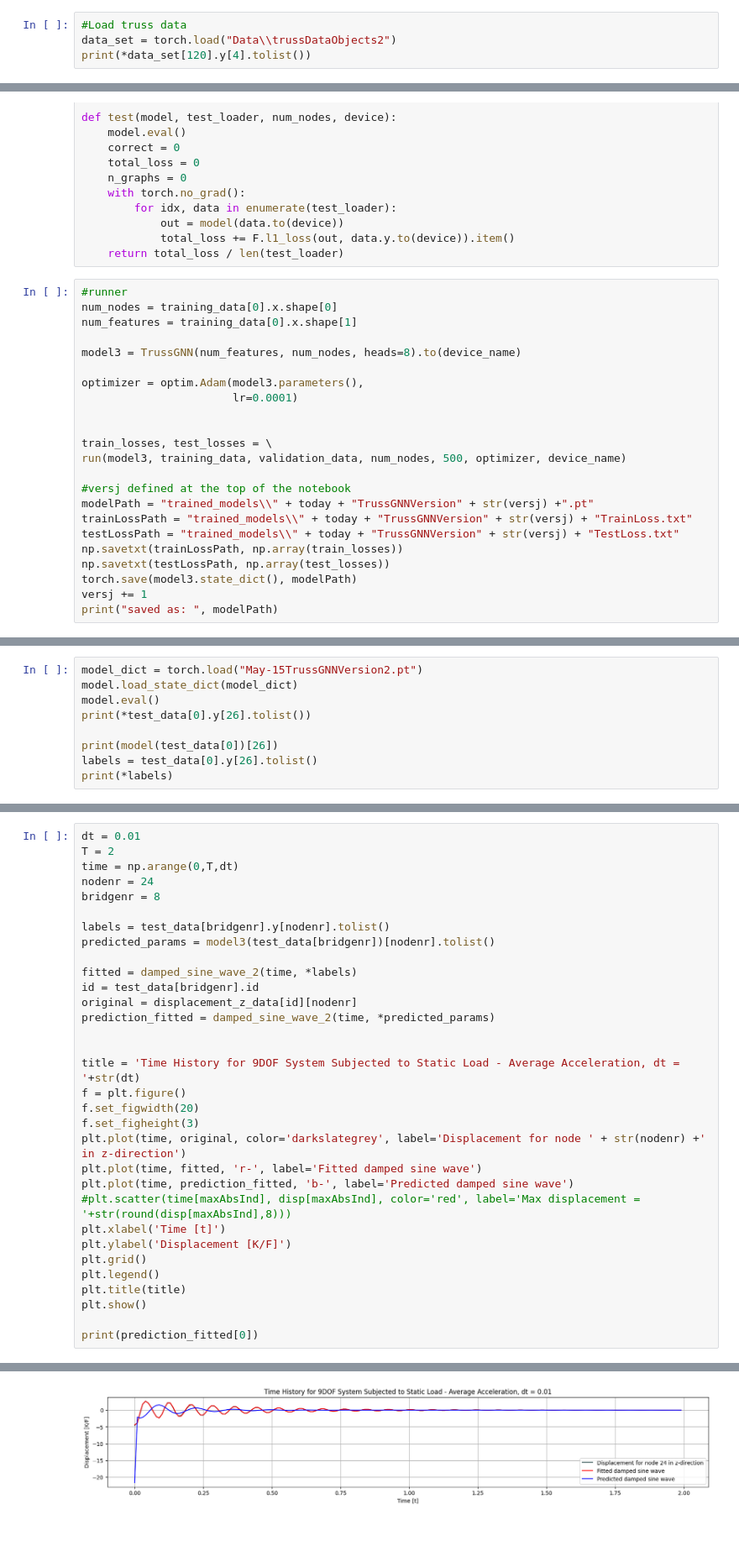
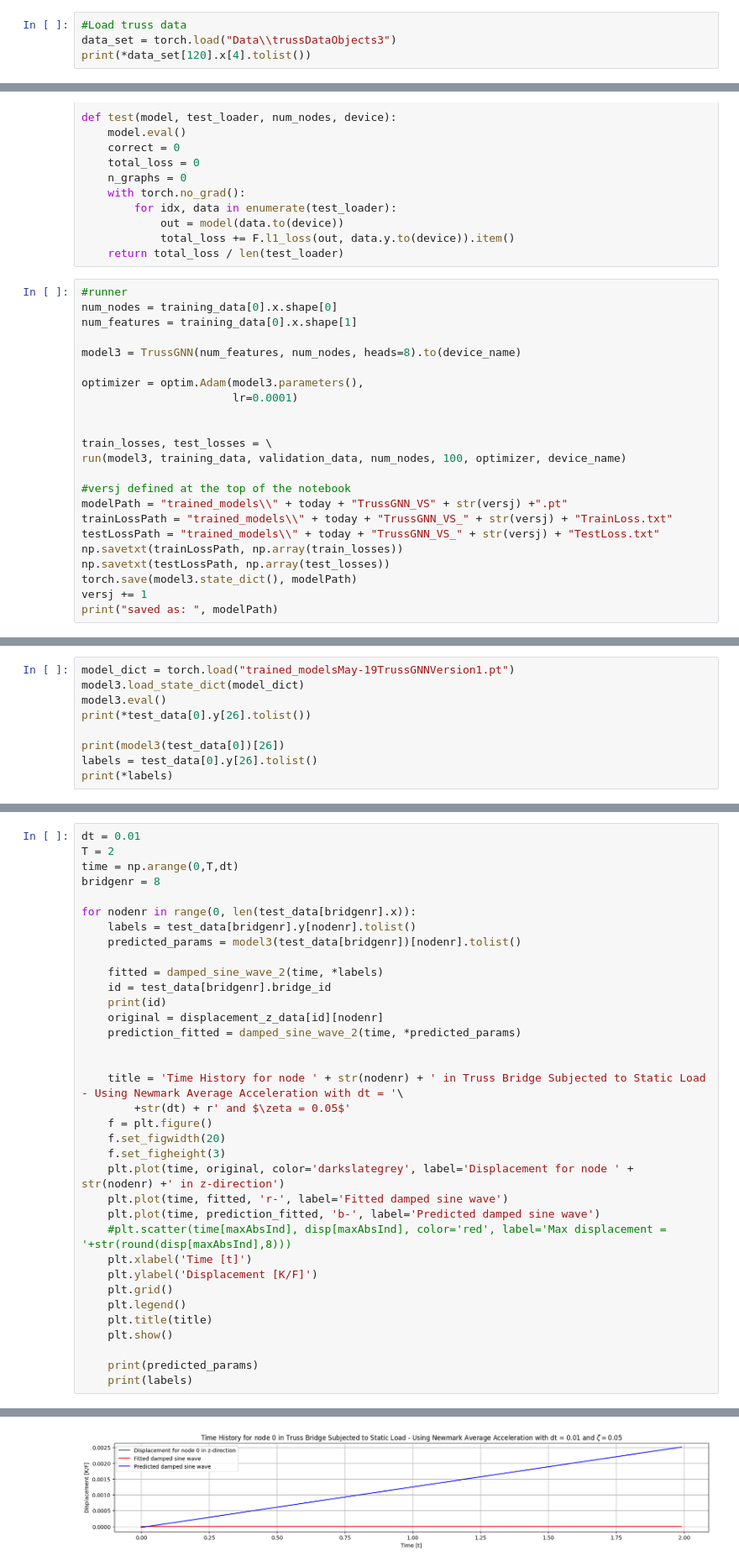
Before and after one commit to hermanliaboe/VelociraptorAI, a Jupyter notebook: GNN/TrussGNN/TrussGNN.ipynb, the cells around one changed output, grey strips where cells are left out. Shown at 84% size. Cells and saved outputs as stored; diff of their text form; blank space fills up the shorter version.

```diff
--- a/GNN/TrussGNN/TrussGNN.ipynb
+++ b/GNN/TrussGNN/TrussGNN.ipynb
@@ -39,6 +39,6 @@ with open('Data\\trussBridgeData2.txt') as f:
 displacement_z_data = np.array(data)
 # %%
 #Load truss data
-data_set = torch.load("Data\\trussDataObjects2")
-print(*data_set[120].y[4].tolist())
+data_set = torch.load("Data\\trussDataObjects3")
+print(*data_set[120].x[4].tolist())
 # %% [output]
@@ -299,12 +302,12 @@ optimizer = optim.Adam(model3.parameters(),
 
 
 train_losses, test_losses = \
-run(model3, training_data, validation_data, num_nodes, 500, optimizer, device_name)
+run(model3, training_data, validation_data, num_nodes, 100, optimizer, device_name)
 
 #versj defined at the top of the notebook
-modelPath = "trained_models\\" + today + "TrussGNNVersion" + str(versj) +".pt"
-trainLossPath = "trained_models\\" + today + "TrussGNNVersion" + str(versj) + "TrainLoss.txt"
-testLossPath = "trained_models\\" + today + "TrussGNNVersion" + str(versj) + "TestLoss.txt"
+modelPath = "trained_models\\" + today + "TrussGNN_VS" + str(versj) +".pt"
+trainLossPath = "trained_models\\" + today + "TrussGNN_VS_" + str(versj) + "TrainLoss.txt"
+testLossPath = "trained_models\\" + today + "TrussGNN_VS_" + str(versj) + "TestLoss.txt"
 np.savetxt(trainLossPath, np.array(train_losses))
 np.savetxt(testLossPath, np.array(test_losses))
 torch.save(model3.state_dict(), modelPath)
@@ -372,10 +377,10 @@ Epoch: 32/500, Duration: 238.707s,Train Loss: 837.1716, Test Loss:835.8960
 # %%
-model_dict = torch.load("May-15TrussGNNVersion2.pt")
-model.load_state_dict(model_dict)
-model.eval()
+model_dict = torch.load("trained_modelsMay-19TrussGNNVersion1.pt")
+model3.load_state_dict(model_dict)
+model3.eval()
 print(*test_data[0].y[26].tolist())
 
-print(model(test_data[0])[26])
+print(model3(test_data[0])[26])
 labels = test_data[0].y[26].tolist()
 print(*labels)
 # %% [output]
@@ -387,32 +396,35 @@ tensor([ 2.2058e+00,  7.1827e+01, -5.8500e+00,  8.9073e+00,  2.0028e+01,
 dt = 0.01
 T = 2
 time = np.arange(0,T,dt)
-nodenr = 24
 bridgenr = 8
 
-labels = test_data[bridgenr].y[nodenr].tolist()
-predicted_params = model3(test_data[bridgenr])[nodenr].tolist()
+for nodenr in range(0, len(test_data[bridgenr].x)):
+    labels = test_data[bridgenr].y[nodenr].tolist()
+    predicted_params = model3(test_data[bridgenr])[nodenr].tolist()
 
-fitted = damped_sine_wave_2(time, *labels)
-id = test_data[bridgenr].id
-original = displacement_z_data[id][nodenr]
-prediction_fitted = damped_sine_wave_2(time, *predicted_params)
+    fitted = damped_sine_wave_2(time, *labels)
+    id = test_data[bridgenr].bridge_id
+    print(id)
+    original = displacement_z_data[id][nodenr]
+    prediction_fitted = damped_sine_wave_2(time, *predicted_params)
 
 
-title = 'Time History for 9DOF System Subjected to Static Load - Average Acceleration, dt = '+str(dt)
-f = plt.figure()
-f.set_figwidth(20)
-f.set_figheight(3)
-plt.plot(time, original, color='darkslategrey', label='Displacement for node ' + str(nodenr) +' in z-direction')
-plt.plot(time, fitted, 'r-', label='Fitted damped sine wave')
-plt.plot(time, prediction_fitted, 'b-', label='Predicted damped sine wave')
-#plt.scatter(time[maxAbsInd], disp[maxAbsInd], color='red', label='Max displacement = '+str(round(disp[maxAbsInd],8)))
-plt.xlabel('Time [t]')
-plt.ylabel('Displacement [K/F]')
-plt.grid()
-plt.legend()
-plt.title(title)
-plt.show()
+    title = 'Time History for node ' + str(nodenr) + ' in Truss Bridge Subjected to Static Load - Using Newmark Average Acceleration with dt = '\
+        +str(dt) + r' and $\zeta = 0.05$'
+    f = plt.figure()
+    f.set_figwidth(20)
+    f.set_figheight(3)
+    plt.plot(time, original, color='darkslategrey', label='Displacement for node ' + str(nodenr) +' in z-direction')
+    plt.plot(time, fitted, 'r-', label='Fitted damped sine wave')
+    plt.plot(time, prediction_fitted, 'b-', label='Predicted damped sine wave')
+    #plt.scatter(time[maxAbsInd], disp[maxAbsInd], color='red', label='Max displacement = '+str(round(disp[maxAbsInd],8)))
+    plt.xlabel('Time [t]')
+    plt.ylabel('Displacement [K/F]')
+    plt.grid()
+    plt.legend()
+    plt.title(title)
+    plt.show()
 
-print(prediction_fitted[0])
+    print(predicted_params)
+    print(labels)
 # %% [output]
@@ -419 +432 @@ print(prediction_fitted[0])
-[figure, old version]
+[figure, new version]
```
Also changed, not shown: parts of 11 cells of this notebook, 1 other file.
